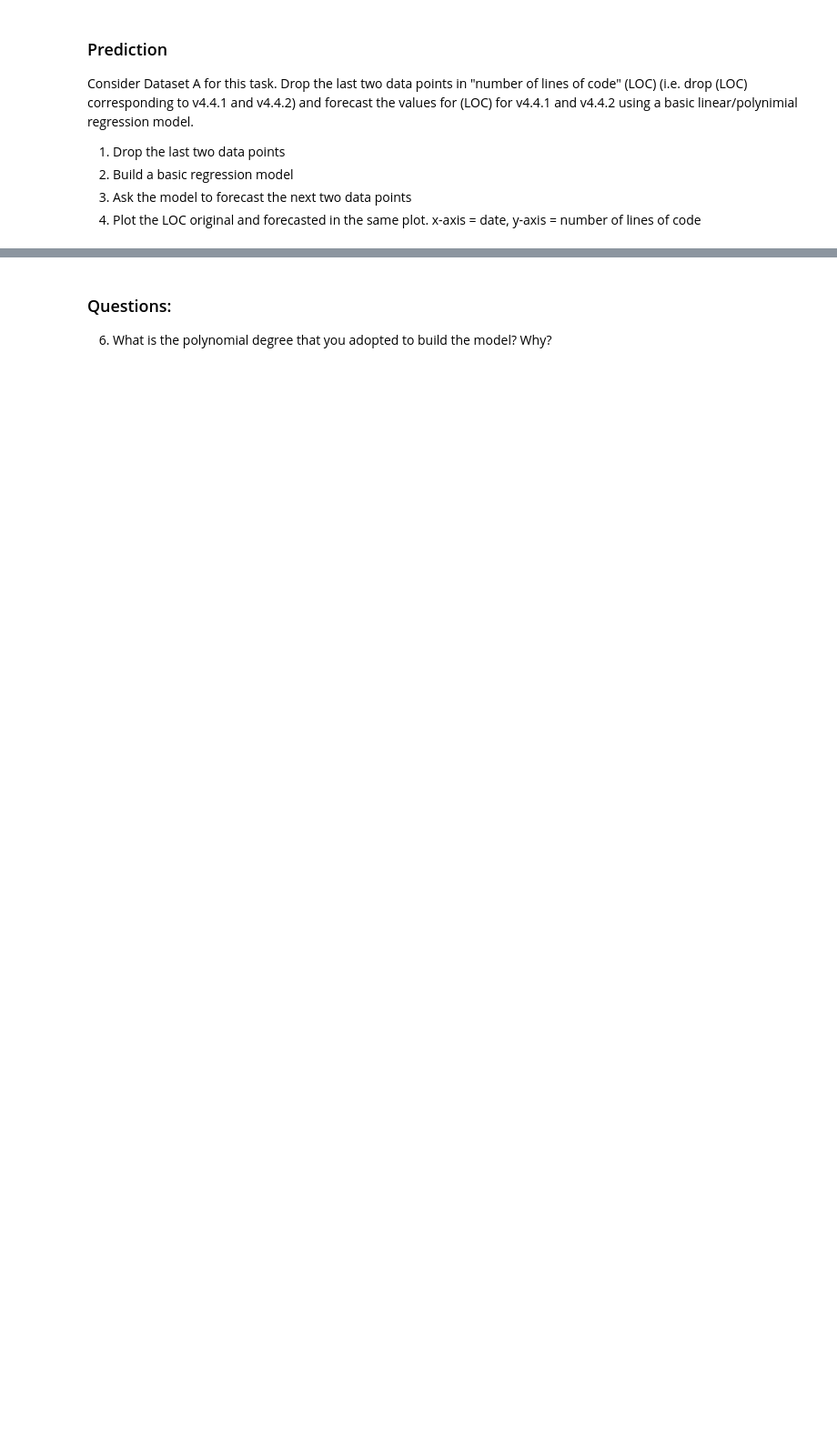
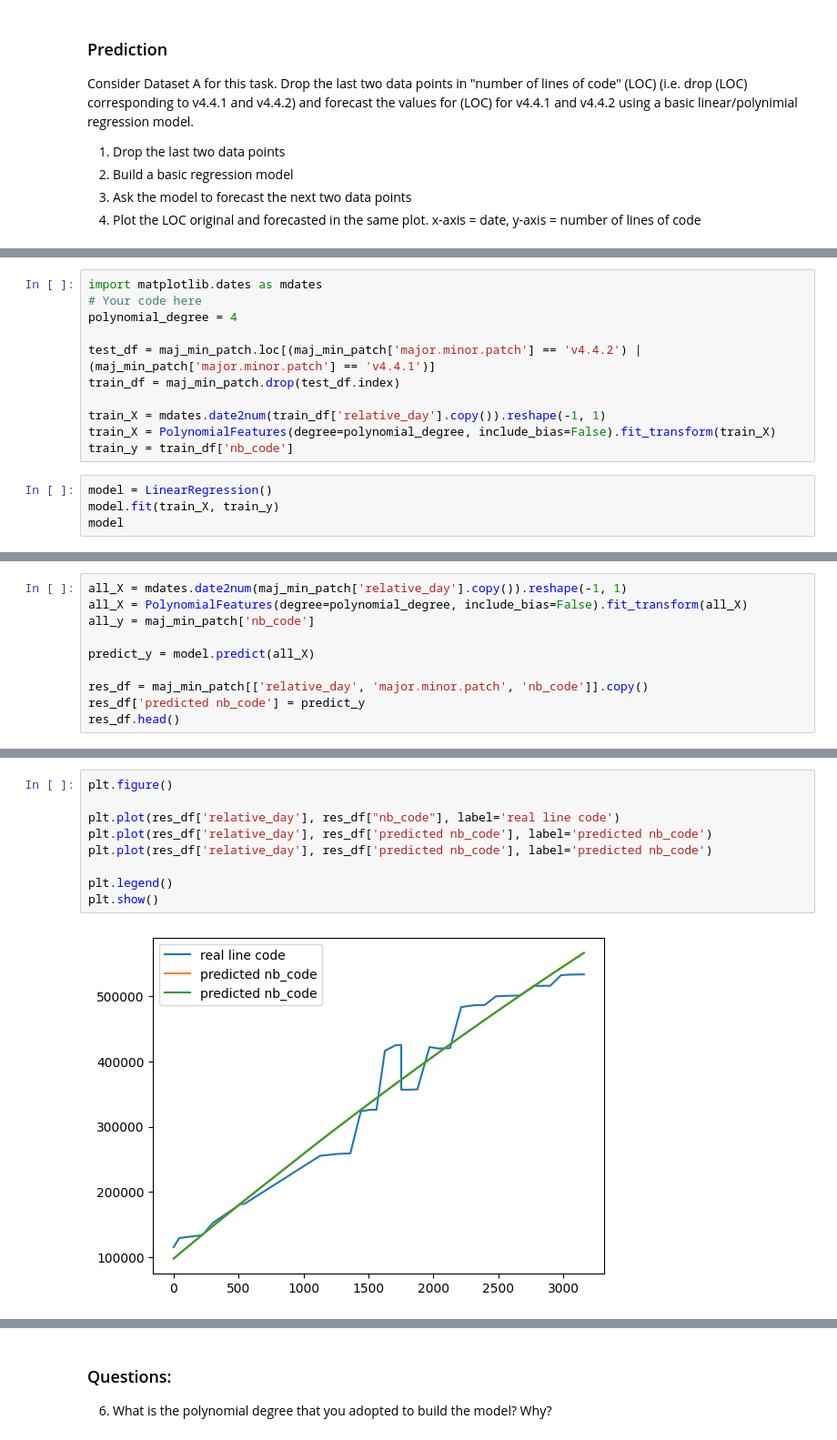
Before and after one commit to NoFOUC/Software_evolution_TP2_2023, a Jupyter notebook: TP2_section2.ipynb, the cells around one changed output, grey strips where cells are left out. Shown: that part at 91% size. Drawn from its saved outputs; the diff is of its cells as text; blank space fills up the shorter version.

```diff
--- a/TP2_section2.ipynb
+++ b/TP2_section2.ipynb
@@ -412,0 +328,15 @@ Consider Dataset A for this task. Drop the last two data points in "number of li
+# %%
+import matplotlib.dates as mdates
+# Your code here
+polynomial_degree = 4
+
+test_df = maj_min_patch.loc[(maj_min_patch['major.minor.patch'] == 'v4.4.2') | (maj_min_patch['major.minor.patch'] == 'v4.4.1')]
+train_df = maj_min_patch.drop(test_df.index)
+
+train_X = mdates.date2num(train_df['relative_day'].copy()).reshape(-1, 1)
+train_X = PolynomialFeatures(degree=polynomial_degree, include_bias=False).fit_transform(train_X)
+train_y = train_df['nb_code']
+# %%
+model = LinearRegression()
+model.fit(train_X, train_y)
+model
@@ -412,0 +345,10 @@ Consider Dataset A for this task. Drop the last two data points in "number of li
+# %%
+all_X = mdates.date2num(maj_min_patch['relative_day'].copy()).reshape(-1, 1)
+all_X = PolynomialFeatures(degree=polynomial_degree, include_bias=False).fit_transform(all_X)
+all_y = maj_min_patch['nb_code']
+
+predict_y = model.predict(all_X)
+
+res_df = maj_min_patch[['relative_day', 'major.minor.patch', 'nb_code']].copy()
+res_df['predicted nb_code'] = predict_y
+res_df.head()
@@ -412,0 +362,11 @@ Consider Dataset A for this task. Drop the last two data points in "number of li
+# %%
+plt.figure()
+
+plt.plot(res_df['relative_day'], res_df["nb_code"], label='real line code')
+plt.plot(res_df['relative_day'], res_df['predicted nb_code'], label='predicted nb_code')
+plt.plot(res_df['relative_day'], res_df['predicted nb_code'], label='predicted nb_code')
+
+plt.legend()
+plt.show()
+# %% [output]
+[figure, added]
```
Also changed, not shown: parts of 26 cells of this notebook, 35 other files.
